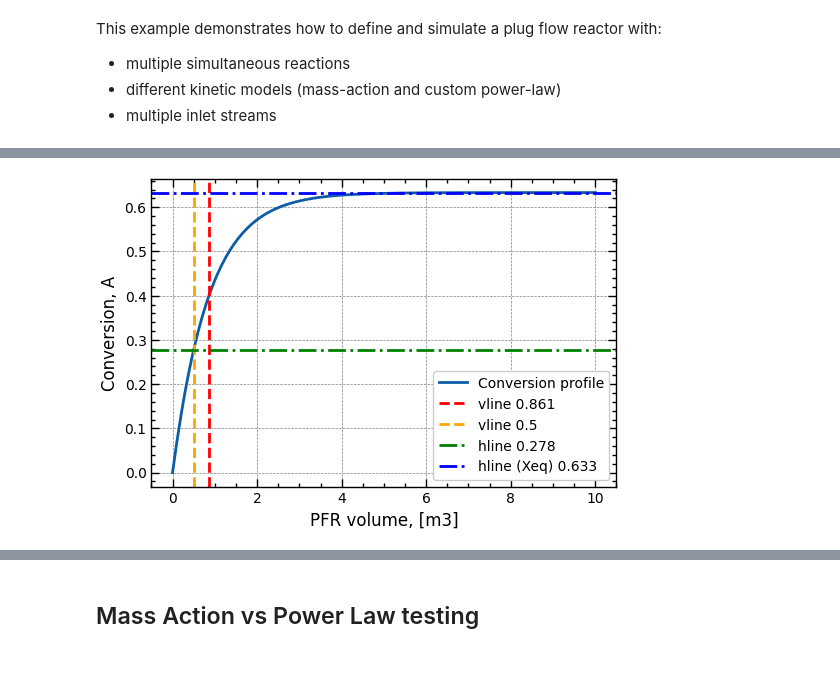
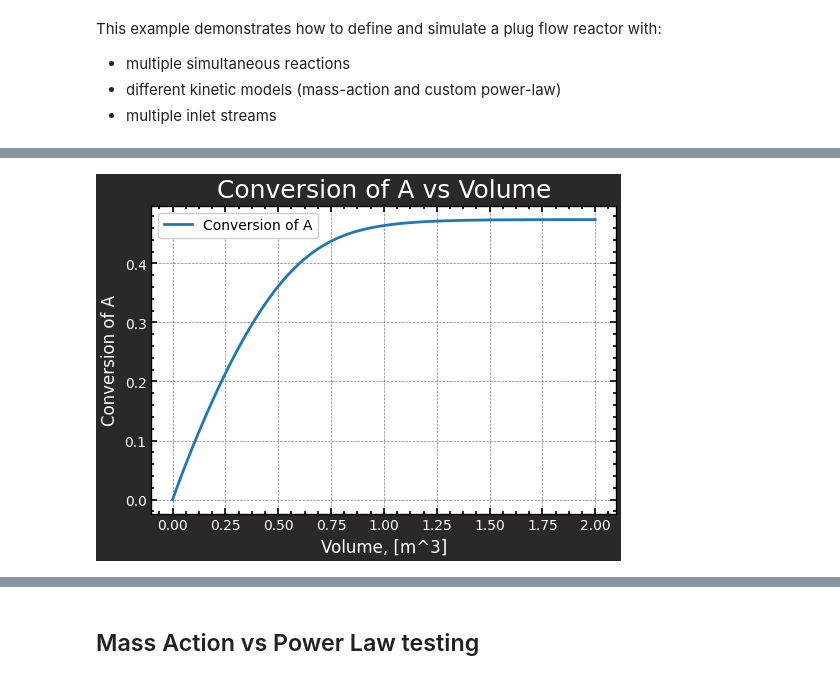
Before and after one commit to KABOSScodes/process_engineering_toolkit, a Jupyter notebook: notebooks/exploration.ipynb, the cells around one changed output, grey strips where cells are left out. Drawn from its saved outputs; the diff is of its cells as text; code cells hidden in the pictures.

```diff
--- a/notebooks/exploration.ipynb
+++ b/notebooks/exploration.ipynb
@@ -146,19 +132,0 @@ matplotlib.style.available
-# %%
-plt.style.use(['science', 'notebook', 'grid'])
-
-plt.rcParams['figure.facecolor'] = "#2D2828"   # outside plot
-# plt.rcParams['axes.facecolor'] = "#A8C0CA"     # inside plot (optional override)
-plt.rcParams['savefig.facecolor'] = '#2E2E2E'  # saved figures
-# plt.rcParams['text.color'] = 'white'
-plt.rcParams['axes.labelcolor'] = 'white'
-# plt.rcParams['axes.edgecolor'] = "black"
-
-# Default figure size
-plt.rcParams['figure.figsize'] = (6, 4)  # 6 inch width, 4 inch height
-plt.rcParams['axes.labelsize'] = 12
-plt.rcParams['axes.titlesize'] = 14
-plt.rcParams['xtick.labelsize'] = 10
-plt.rcParams['ytick.labelsize'] = 10
-plt.rcParams['legend.fontsize'] = 10
-plt.rcParams['lines.linewidth'] = 2
-plt.rcParams['lines.markersize'] = 6
@@ -234,13 +141,20 @@ print(v0)
 # -----------------------------
 # 1. Define reactions
 # -----------------------------
+# Rate parameters
+kf2 = 10 * L / (mol * min)
+kb2 = 1 * L / (mol * min)
+kf2 = standardize_units(kf2, m**3 / (mol * s))  # Convert to SI units and strip units
+kb2 = standardize_units(kb2, m**3 / (mol * s))     # Convert to SI units and strip units
 
-# Custom power-law expression for C <-> 2D
-power_expr = "kf * C - kb * D^2"
+# Custom power-law expression for B + C <-> D
+# It should be noted that kf and kb in power law rate expressions are only allowed for the intuition's sake.
+# kf and kb are stripped under the hood and don't make an actual difference - Thus, you can also choose to leave them out.
+power_expr = "B * C - D^2"
 
 reactions = [
-    {"equation": "A <-> 2B", "rate_law": "mass_action",  "parameters": {"kf": 0.3, "kb": 0.003}},
-    {"equation": "C <-> D", "rate_law": "power",         "parameters": {"expression": power_expr, "kf": 0.3, "kb": 0.003}}
+    {"equation": "A <-> 2B",    "rate_law": "mass_action",  "parameters": {"kf": kf, "kb": kb}},
+    {"equation": "B + C <-> D", "rate_law": "power",        "parameters": {"expression": power_expr, "kf": kf2, "kb": kb2}}
     ]
 
 rxns = Reactions(reactions)
@@ -249,16 +163,18 @@ rxns = Reactions(reactions)
 # 2. Define inlet stream
 # -----------------------------
 # Two independent feeds containing different reactants
-s1 = Stream("Inlet1", total_flow=20, composition={"A": 0.6, "I": 0.4}) # I = inert
+s1 = Stream("Inlet1", total_flow=10, composition={"A": 0.6, "I": 0.4}) # I = inert
 s2 = Stream("Inlet2", total_flow=10, composition={"C": 0.6, "I": 0.4}) # I = inert
 
 # -----------------------------
 # 3. Define reactor conditions
 # -----------------------------
+# Note: For liquid phase reactions, the user should specify volumetric flow (v0) instead of T and P.
+# Note: Physical consistency between inlet streams and volumetric flow of reactors is not currently enforced.
+#       This will be adressed in an upcoming update.
 parameters = {
-    "phase": "gas",    # Only gas is supported so far
-    "T": 340,          # K
-    "P": 2 * 101325    # Pa
+    "phase": "liquid",    # Gas or liquid
+    "v0": 0.005 # m3/s.
 }
 
 # -----------------------------
@@ -269,13 +185,15 @@ pfr = PFR(rxns, inlet_streams=[s1, s2], parameters=parameters)
 # -----------------------------
 # 5. Key calculations
 # -----------------------------
-
-# Equilibrium conversion of A
-Xeq = pfr.equilibrium_conversion("A")
+# An initial guess can be provided if the solver in .equilibrium_conversion has trouble converging.
+# The initial guess should be provided as a dictionary with species as keys and flows as values.
+# If a species is left out, the inlet flow will be used as initial guess for that species (nice for inerts).
+# initial_guess = {"A": 3, "B": 1, "C": 2, "D": 4} # TIP: Solve the reactor with a V_span as below and use the final flows as initial guess
+Xeq = pfr.equilibrium_conversion("A") # initial_guess=initial_guess
 print(f"{'Equilibrium conversion':<45}: {Xeq:.3f}")
 
-# Solve reactor over volume range [0, 10] m3
-pfr.solve(V_span=(0, 10))  # m3 - Must solve reactor before below calculations can be performed
+# Solve reactor over volume range [0, 2] m3
+pfr.solve(V_span=(0, 2))  # m3 - Must solve reactor before below calculations can be performed
 
 # Conversion at specific volume
 X = pfr.conversion_at_volume("A", 0.5)
@@ -285,29 +203,8 @@ print(f"{'Conversion at 0.5 m3':<45}: {X:.3f}")
 V_req = pfr.volume_for_conversion("A", 0.4)
 print(f"{'Required PFR volume for 40% conversion, m3':<45}: {V_req:.3f}")
 
-# Extract profiles
-profile = pfr.profile("A")
-
-# All of the plotting needs to be adjusted to the new reaction system
-plt.plot(profile["volume"], profile["conversion"], label="Conversion profile")
-# Add vertical lines
-plt.axvline(x=V_req, color='red', linestyle='--', label=f'vline {V_req:.3f}')
-plt.axvline(x=0.5, color='orange', linestyle='--', label='vline 0.5')
-# Add horizontal line
-plt.axhline(y=X, color='green', linestyle='-.', label=f'hline {X:.3f}')
-plt.axhline(y=Xeq, color='blue', linestyle='-.', label=f'hline (Xeq) {Xeq:.3f}')
-# Labels and legend
-plt.xlabel("PFR volume, [m3]")
-plt.ylabel("Conversion, A")
-plt.legend(loc='lower right')
-plt.show()
-
-plt.plot(profile["volume"], profile["flow"]["A"], label="Flow, A")
-plt.plot(profile["volume"], profile["flow"]["B"], label="Flow, B")
-plt.plot(profile["volume"], profile["flow"]["C"], label="Flow, C")
-plt.plot(profile["volume"], profile["flow"]["D"], label="Flow, D")
-plt.xlabel("PFR volume, [m3]")
-plt.ylabel("Flow, [mol/min]")
-plt.legend(loc='lower right')
-plt.show()
+profile = pfr.profile(species_for_conversion="A") # The limiting reactant should be chosen as species for conversion.
+plotter = ReactorPlotter()
+plotter.plot(profile, "volume", "conversion", legend_loc='best', y_species=["A", "B", "C", "D"])
+plotter.plot(profile, "volume", "flow", legend_loc='best', y_species=["A", "B", "C", "D"])
 # %% [output]
@@ -317 +214 @@ Required PFR volume for 40% conversion, m3   : 0.861
-[figure, old version]
+[figure, new version]
```
Also changed, not shown: parts of 19 cells of this notebook.
